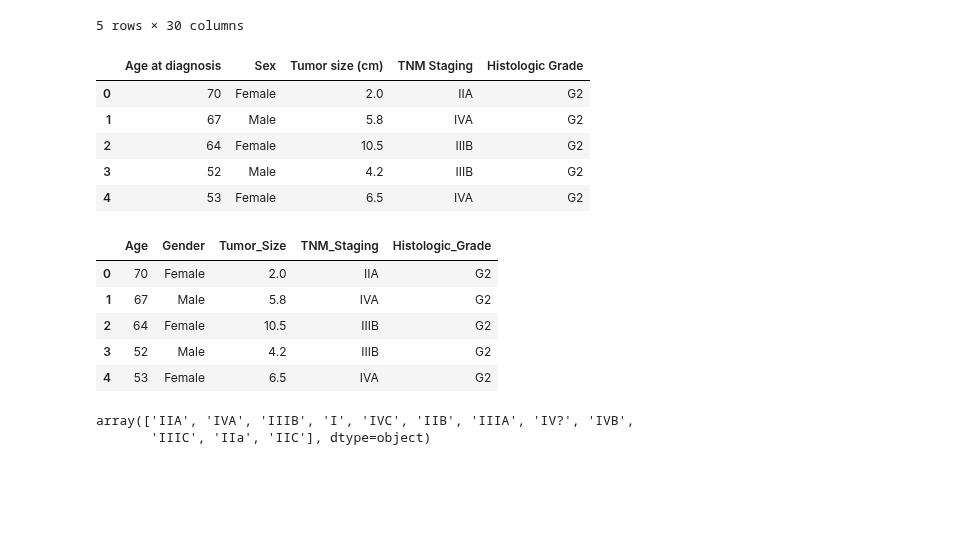
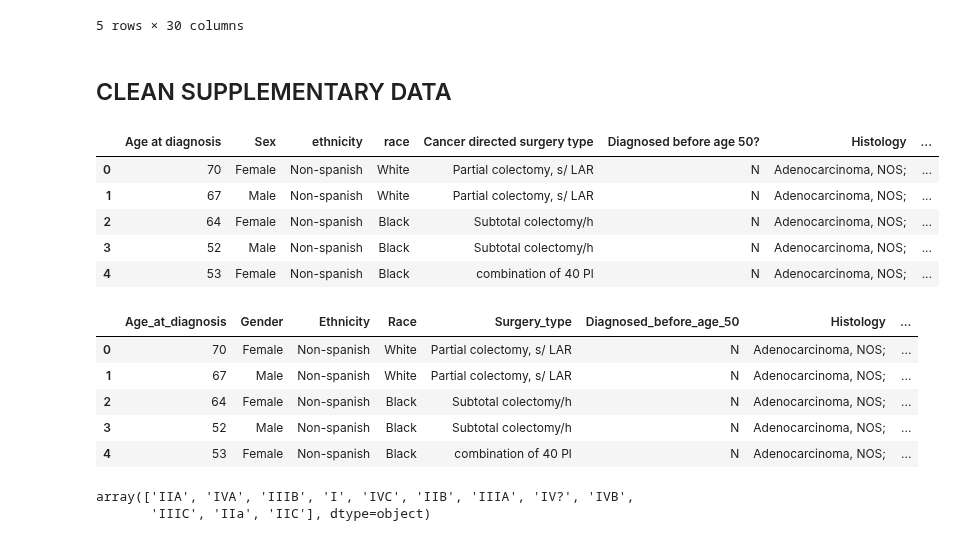
Before and after one commit to dmrey01/Project-3---group-1, a Jupyter notebook: Data_prep.ipynb, the cells around one changed output. Cells and saved outputs as stored; diff of their text form; code cells hidden in the pictures; blank space fills up the shorter version.

```diff
--- a/Data_prep.ipynb
+++ b/Data_prep.ipynb
@@ -46,29 +45,43 @@ supplementary_data_df.head()
 | 3 | 52 | Male | Non-spanish | Black | Subtotal colectomy/h | 02/17/20 | ... |
 | 4 | 53 | Female | Non-spanish | Black | combination of 40 Pl | 12/26/19 | ... |
 5 rows × 30 columns
+# %% [markdown]
+## CLEAN SUPPLEMENTARY DATA
 # %%
-# Filter supplementary_data_df to age, gender, tumor size, staging
-cleaned_supplementary_df = supplementary_data_df[["Age at diagnosis", "Sex", "Tumor size (cm)", "TNM Staging","Histologic Grade" ]]
+# Filter supplementary_data_df
+cleaned_supplementary_df = supplementary_data_df[["Age at diagnosis", "Sex", "ethnicity", "race", "Cancer directed surgery type",
+                                                  "Diagnosed before age 50?", "Histology", "Histologic Grade", "Tumor size (cm)",
+                                                  "Nodes examined", "Nodes positive", "perineural invasion (Y/N)",
+                                                  "Lymphovascular invasion (Y/N)", "TNM Staging",]]
 cleaned_supplementary_df.head()
 # %% [output]
-|  | Age at diagnosis | Sex | Tumor size (cm) | TNM Staging | Histologic Grade |
-| 0 | 70 | Female | 2.0 | IIA | G2 |
-| 1 | 67 | Male | 5.8 | IVA | G2 |
-| 2 | 64 | Female | 10.5 | IIIB | G2 |
-| 3 | 52 | Male | 4.2 | IIIB | G2 |
-| 4 | 53 | Female | 6.5 | IVA | G2 |
+|  | Age at diagnosis | Sex | ethnicity | race | Cancer directed surgery type | Diagnosed before age 50? | Histology | ... |
+| 0 | 70 | Female | Non-spanish | White | Partial colectomy, s/ LAR | N | Adenocarcinoma, NOS; | ... |
+| 1 | 67 | Male | Non-spanish | White | Partial colectomy, s/ LAR | N | Adenocarcinoma, NOS; | ... |
+| 2 | 64 | Female | Non-spanish | Black | Subtotal colectomy/h | N | Adenocarcinoma, NOS; | ... |
+| 3 | 52 | Male | Non-spanish | Black | Subtotal colectomy/h | N | Adenocarcinoma, NOS; | ... |
+| 4 | 53 | Female | Non-spanish | Black | combination of 40 Pl | N | Adenocarcinoma, NOS; | ... |
 # %%
 # Rename columns cleaned_supplementary_df
-cleaned_supplementary_df = cleaned_supplementary_df.rename(columns={"Age at diagnosis":"Age", "Sex":"Gender","Tumor size (cm)":"Tumor_Size","TNM Staging":"TNM_Staging","Histologic Grade":"Histologic_Grade"})
+cleaned_supplementary_df = cleaned_supplementary_df.rename(columns={"Age at diagnosis":"Age_at_diagnosis",
+                                                                    "Sex":"Gender", "ethnicity": "Ethnicity", "race":"Race",
+                                                                    "Cancer directed surgery type": "Surgery_type",
+                                                                    "Diagnosed before age 50?": "Diagnosed_before_age_50",
+                                                                    "Histologic Grade":"Histologic_Grade", "Tumor size (cm)":"Tumor_Size_cm",
+                                                                    "Nodes examined": "Nodes_examined",
+                                                                    "Nodes positive": "Nodes_positive",
+                                                                    "perineural invasion (Y/N)": "Perineural_invasion",
+                                                                    "Lymphovascular invasion (Y/N)": "Lymphovascular_invasion",
+                                                                    "TNM Staging":"TNM_Staging",})
 cleaned_supplementary_df =cleaned_supplementary_df.dropna()
 cleaned_supplementary_df.head()
 # %% [output]
-|  | Age | Gender | Tumor_Size | TNM_Staging | Histologic_Grade |
-| 0 | 70 | Female | 2.0 | IIA | G2 |
-| 1 | 67 | Male | 5.8 | IVA | G2 |
-| 2 | 64 | Female | 10.5 | IIIB | G2 |
-| 3 | 52 | Male | 4.2 | IIIB | G2 |
-| 4 | 53 | Female | 6.5 | IVA | G2 |
+|  | Age_at_diagnosis | Gender | Ethnicity | Race | Surgery_type | Diagnosed_before_age_50 | Histology | ... |
+| 0 | 70 | Female | Non-spanish | White | Partial colectomy, s/ LAR | N | Adenocarcinoma, NOS; | ... |
+| 1 | 67 | Male | Non-spanish | White | Partial colectomy, s/ LAR | N | Adenocarcinoma, NOS; | ... |
+| 2 | 64 | Female | Non-spanish | Black | Subtotal colectomy/h | N | Adenocarcinoma, NOS; | ... |
+| 3 | 52 | Male | Non-spanish | Black | Subtotal colectomy/h | N | Adenocarcinoma, NOS; | ... |
+| 4 | 53 | Female | Non-spanish | Black | combination of 40 Pl | N | Adenocarcinoma, NOS; | ... |
 # %%
 cleaned_supplementary_df["TNM_Staging"].unique()
 # %% [output]
```
Also changed, not shown: parts of 13 cells of this notebook, 7 other files.
